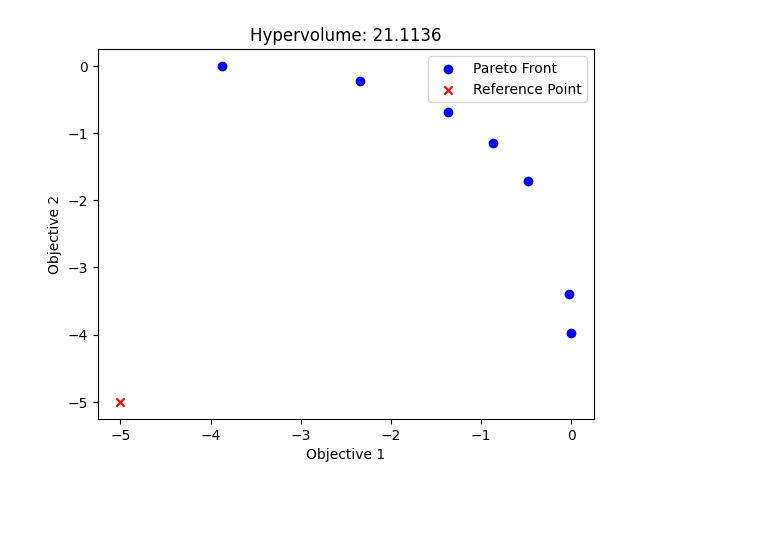
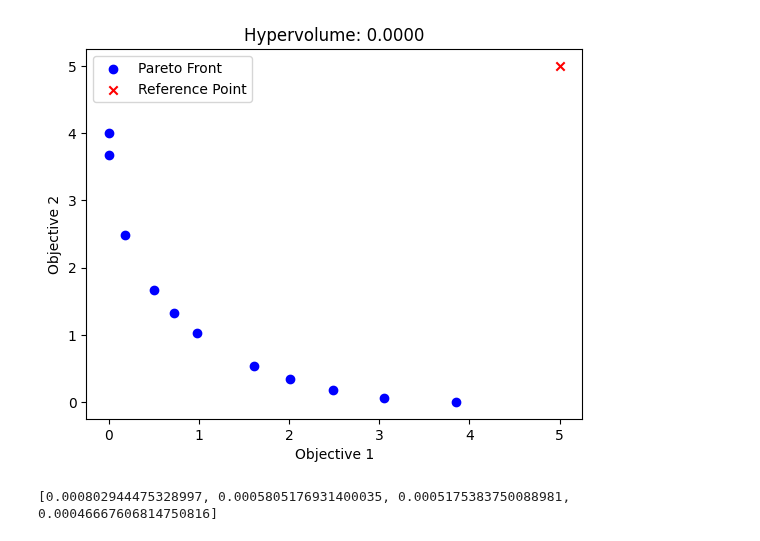
Before and after one commit to wzh-miasanmia/jax_mobo, a Jupyter notebook: mobo_np/mobo_1d.ipynb, the cells around one changed output. Saved outputs shown, nothing was run; the diff lists cells and outputs as text; code cells hidden in the pictures; blank space fills up the shorter version.

```diff
--- a/mobo_np/mobo_1d.ipynb
+++ b/mobo_np/mobo_1d.ipynb
@@ -8,11 +8,15 @@ noise = 1e-3
 # %%
 from optim_process_mobo import optim_process
 from HV_cal import plot_pareto_hv
 n_init = 5
-n_iter = 10
-pareto, ref_point = optim_process(schaffer_function_n1_multiobjective, constrains, noise, n_init=n_init, n_iter=n_iter)
+n_iter = 15
+pareto, ref_point, HV_RelErr_list = optim_process(schaffer_function_n1_multiobjective, constrains, noise, n_init=n_init, n_iter=n_iter)
 
-ref_point_show = np.array([-5, -5])
-plot_pareto_hv(pareto, ref_point_show)
+ref_point_show = np.array([5, 5])
+plot_pareto_hv(- pareto, ref_point_show)
 # %% [output]
-[figure, old version]
+[figure, new version]
+# %%
+print(HV_RelErr_list)
+# %% [output]
+[0.000802944475328997, 0.0005805176931400035, 0.0005175383750088981, 0.00046667606814750816]
```
Also changed, not shown: 2 other files.
